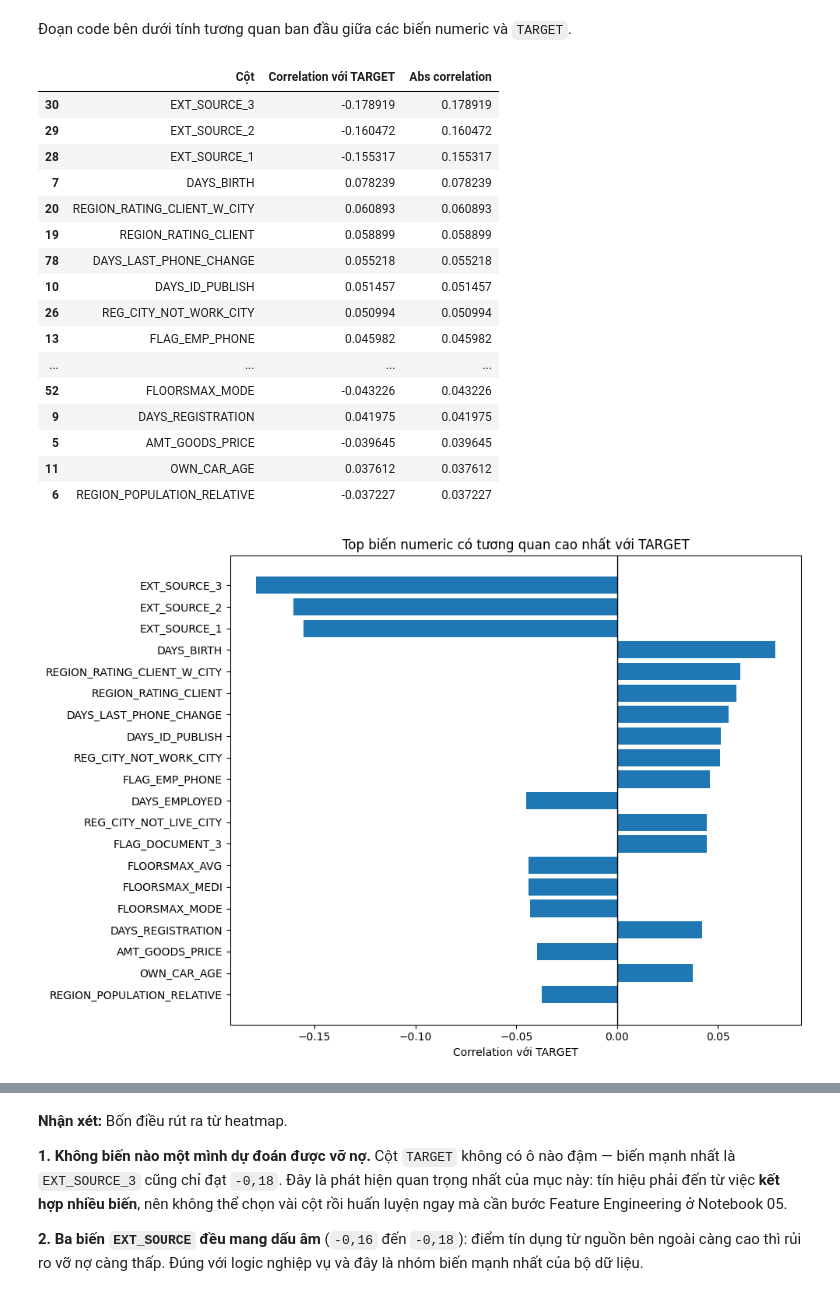
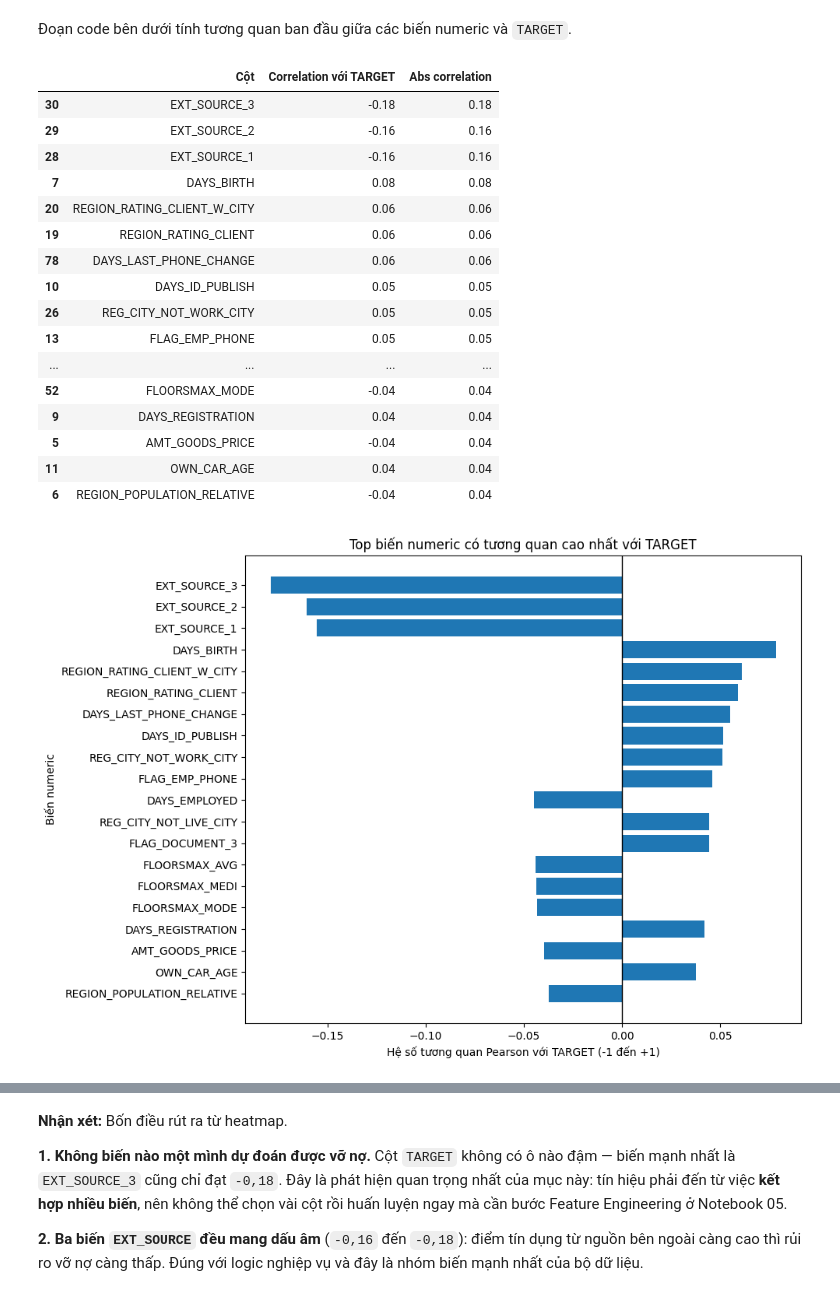
Before and after one commit to thanhhung9720001-collab/credit-risk-classifier, a Jupyter notebook: notebooks/01_data_understanding.ipynb, the cells around one changed output, grey strips where cells are left out. Saved outputs shown, nothing was run; the diff lists cells and outputs as text; code cells hidden in the pictures.

```diff
--- a/notebooks/01_data_understanding.ipynb
+++ b/notebooks/01_data_understanding.ipynb
@@ -550,34 +554,35 @@ correlation_summary["Abs correlation"] = correlation_summary["Correlation với
 correlation_summary = correlation_summary.sort_values("Abs correlation", ascending=False)
 
 top_corr = correlation_summary.head(20)
-top_corr
+top_corr.round(2)
 # %% [output]
 |  | Cột | Correlation với TARGET | Abs correlation |
-| 30 | EXT_SOURCE_3 | -0.178919 | 0.178919 |
-| 29 | EXT_SOURCE_2 | -0.160472 | 0.160472 |
-| 28 | EXT_SOURCE_1 | -0.155317 | 0.155317 |
-| 7 | DAYS_BIRTH | 0.078239 | 0.078239 |
-| 20 | REGION_RATING_CLIENT_W_CITY | 0.060893 | 0.060893 |
-| 19 | REGION_RATING_CLIENT | 0.058899 | 0.058899 |
-| 78 | DAYS_LAST_PHONE_CHANGE | 0.055218 | 0.055218 |
-| 10 | DAYS_ID_PUBLISH | 0.051457 | 0.051457 |
-| 26 | REG_CITY_NOT_WORK_CITY | 0.050994 | 0.050994 |
-| 13 | FLAG_EMP_PHONE | 0.045982 | 0.045982 |
+| 30 | EXT_SOURCE_3 | -0.18 | 0.18 |
+| 29 | EXT_SOURCE_2 | -0.16 | 0.16 |
+| 28 | EXT_SOURCE_1 | -0.16 | 0.16 |
+| 7 | DAYS_BIRTH | 0.08 | 0.08 |
+| 20 | REGION_RATING_CLIENT_W_CITY | 0.06 | 0.06 |
+| 19 | REGION_RATING_CLIENT | 0.06 | 0.06 |
+| 78 | DAYS_LAST_PHONE_CHANGE | 0.06 | 0.06 |
+| 10 | DAYS_ID_PUBLISH | 0.05 | 0.05 |
+| 26 | REG_CITY_NOT_WORK_CITY | 0.05 | 0.05 |
+| 13 | FLAG_EMP_PHONE | 0.05 | 0.05 |
 | ... | ... | ... | ... |
-| 52 | FLOORSMAX_MODE | -0.043226 | 0.043226 |
-| 9 | DAYS_REGISTRATION | 0.041975 | 0.041975 |
-| 5 | AMT_GOODS_PRICE | -0.039645 | 0.039645 |
-| 11 | OWN_CAR_AGE | 0.037612 | 0.037612 |
-| 6 | REGION_POPULATION_RELATIVE | -0.037227 | 0.037227 |
+| 52 | FLOORSMAX_MODE | -0.04 | 0.04 |
+| 9 | DAYS_REGISTRATION | 0.04 | 0.04 |
+| 5 | AMT_GOODS_PRICE | -0.04 | 0.04 |
+| 11 | OWN_CAR_AGE | 0.04 | 0.04 |
+| 6 | REGION_POPULATION_RELATIVE | -0.04 | 0.04 |
 # %%
 plt.figure(figsize=(10, 7))
 plt.barh(top_corr["Cột"], top_corr["Correlation với TARGET"])
 plt.gca().invert_yaxis()
 plt.axvline(0, color="black", linewidth=1)
-plt.xlabel("Correlation với TARGET")
+plt.xlabel("Hệ số tương quan Pearson với TARGET (-1 đến +1)")
+plt.ylabel("Biến numeric")
 plt.title("Top biến numeric có tương quan cao nhất với TARGET")
 plt.tight_layout()
 plt.show()
 # %% [output]
-[figure, old version]
+[figure, new version]
 # %% [markdown]
```
Also changed, not shown: parts of 27 cells of this notebook, 1 other file.
